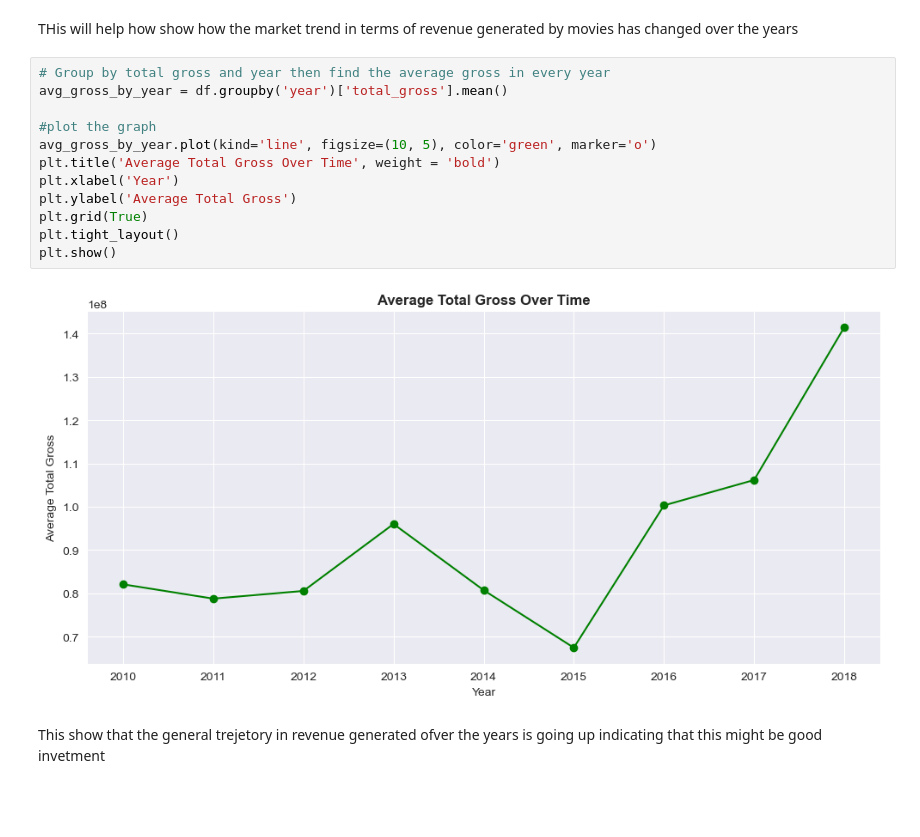
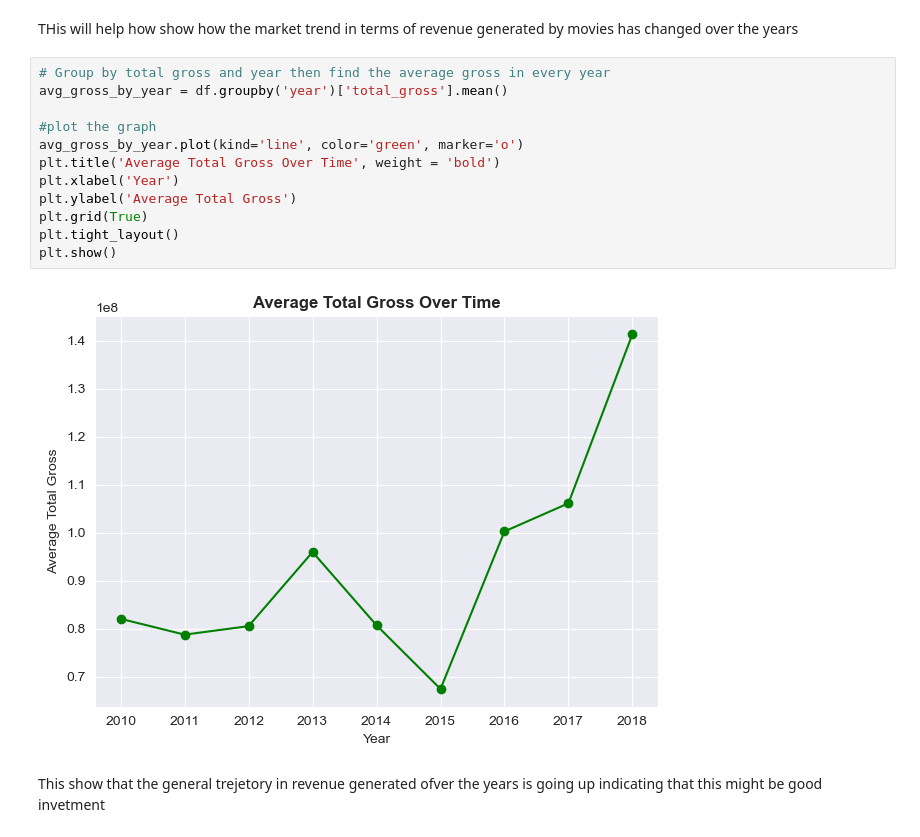
Before and after one commit to DianaMayalo/Phase-2-Project, a Jupyter notebook: index.ipynb, the cells around one changed output. Drawn from its saved outputs; the diff is of its cells as text; blank space fills up the shorter version.

```diff
--- a/index.ipynb
+++ b/index.ipynb
@@ -809,17 +812,17 @@ THis will help how show how the market trend in terms of revenue generated by mo
 # %%
 # Group by total gross and year then find the average gross in every year
 avg_gross_by_year = df.groupby('year')['total_gross'].mean()
 
 #plot the graph
-avg_gross_by_year.plot(kind='line', figsize=(10, 5), color='green', marker='o')
+avg_gross_by_year.plot(kind='line', color='green', marker='o')
 plt.title('Average Total Gross Over Time', weight = 'bold')
 plt.xlabel('Year')
 plt.ylabel('Average Total Gross')
 plt.grid(True)
 plt.tight_layout()
 plt.show()
 # %% [output]
-[figure, old version]
+[figure, new version]
 # %% [markdown]
 This show that the general trejetory in revenue generated ofver the years is going up indicating that this might be good invetment
 # %%
```
Also changed, not shown: parts of 8 cells of this notebook, 1 other file.
